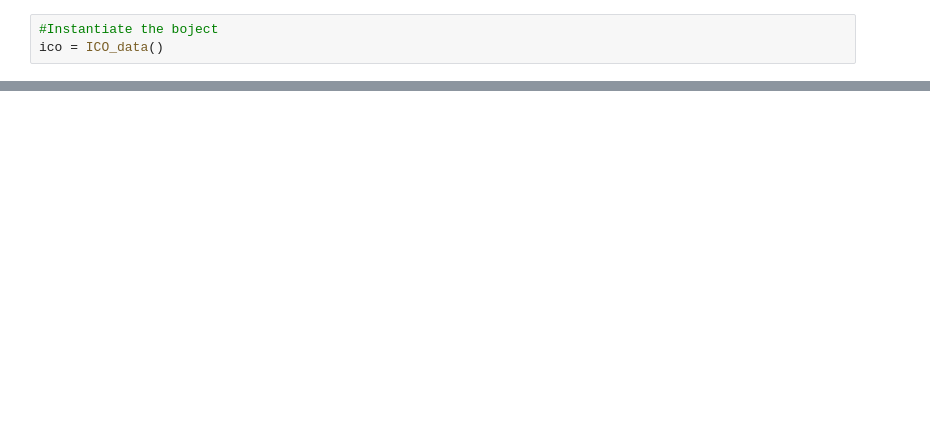
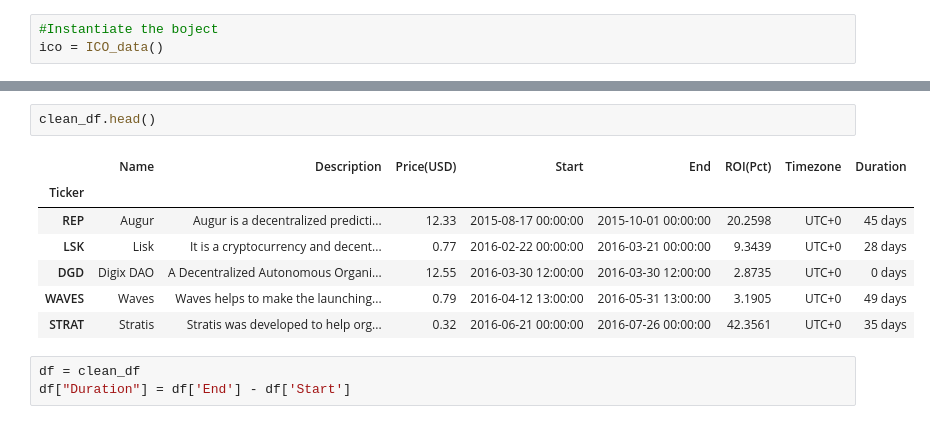
Before and after one commit to eccadena/ICO_Viability_Index, a Jupyter notebook: notebooks/libs/Christian_working_notebook.ipynb, the cells around one changed output, grey strips where cells are left out. Saved outputs shown, nothing was run; the diff lists cells and outputs as text; blank space fills up the shorter version.

```diff
--- a/notebooks/libs/Christian_working_notebook.ipynb
+++ b/notebooks/libs/Christian_working_notebook.ipynb
@@ -77,0 +90,13 @@ NameError: name 'ico_df' is not defined
+# %%
+clean_df.head()
+# %% [output]
+|  | Name | Description | Price(USD) | Start | End | ROI(Pct) | Timezone | Duration |
+| Ticker |  |  |  |  |  |  |  |  |
+| REP | Augur | Augur is a decentralized predicti... | 12.33 | 2015-08-17 00:00:00 | 2015-10-01 00:00:00 | 20.2598 | UTC+0 | 45 days |
+| LSK | Lisk | It is a cryptocurrency and decent... | 0.77 | 2016-02-22 00:00:00 | 2016-03-21 00:00:00 | 9.3439 | UTC+0 | 28 days |
+| DGD | Digix DAO | A Decentralized Autonomous Organi... | 12.55 | 2016-03-30 12:00:00 | 2016-03-30 12:00:00 | 2.8735 | UTC+0 | 0 days |
+| WAVES | Waves | Waves helps to make the launching... | 0.79 | 2016-04-12 13:00:00 | 2016-05-31 13:00:00 | 3.1905 | UTC+0 | 49 days |
+| STRAT | Stratis | Stratis was developed to help org... | 0.32 | 2016-06-21 00:00:00 | 2016-07-26 00:00:00 | 42.3561 | UTC+0 | 35 days |
+# %%
+df = clean_df
+df["Duration"] = df['End'] - df['Start']
```
Also changed, not shown: parts of 6 cells of this notebook, 1 other file.
